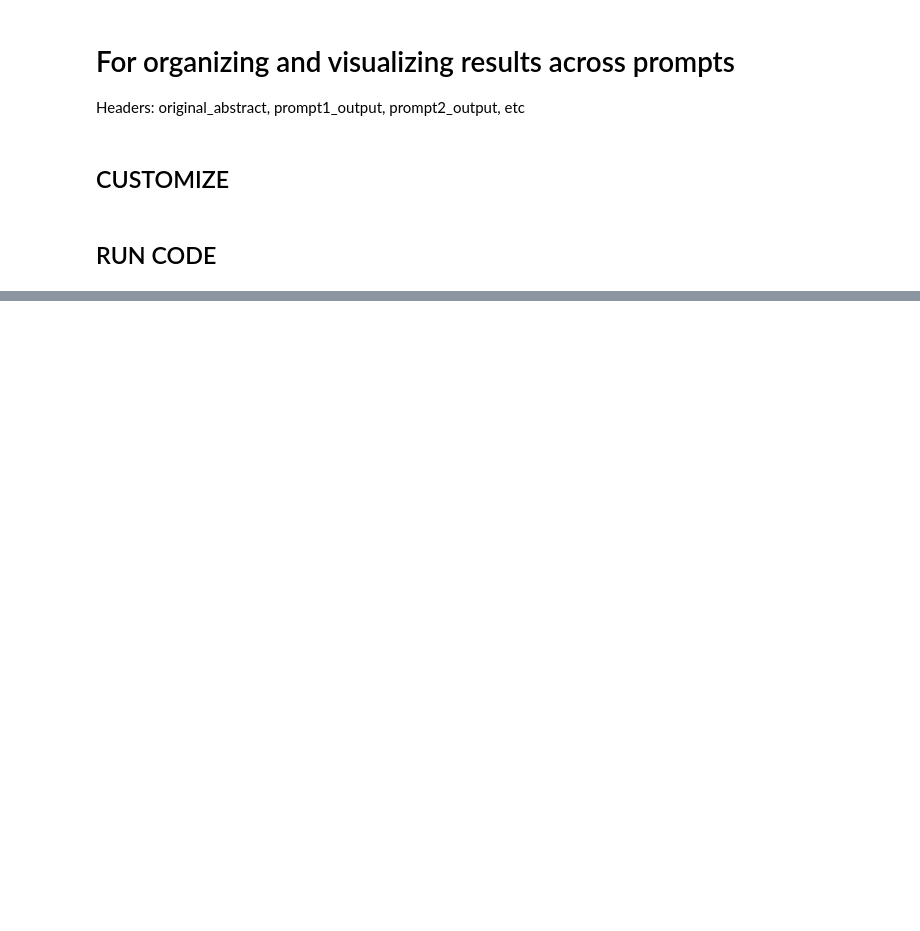
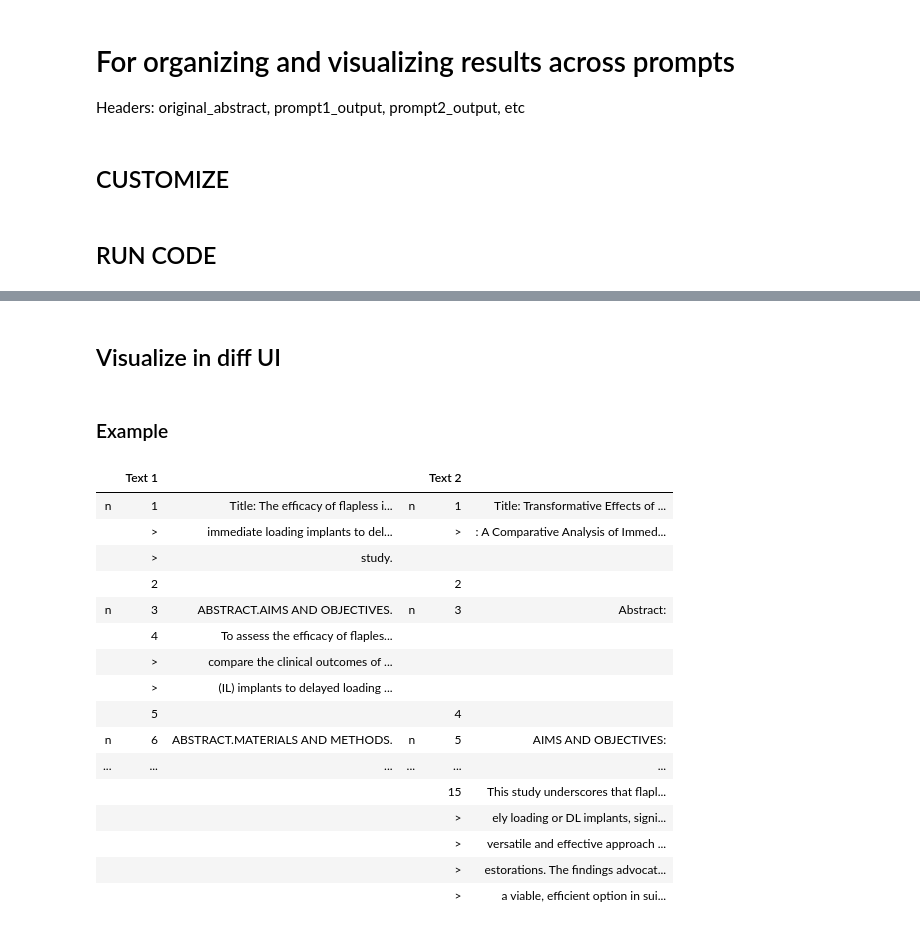
Before and after one commit to hyesunyun/MedLitSpin, a Jupyter notebook: data_generation/visualize_prompt_testing_results_across_prompts.ipynb, the cells around one changed output, grey strips where cells are left out. Saved outputs shown, nothing was run; the diff lists cells and outputs as text; code cells hidden in the pictures; blank space fills up the shorter version.

```diff
--- a/data_generation/visualize_prompt_testing_results_across_prompts.ipynb
+++ b/data_generation/visualize_prompt_testing_results_across_prompts.ipynb
@@ -38,2 +59,69 @@ print(merged_df)
 # %%
 merged_df.to_csv(merged_df_filename, index=False)
+# %% [markdown]
+## Visualize in diff UI
+# %%
+def highlight_differences_with_colors(text1, text2):
+    """
+    Generate an HTML side-by-side comparison with differences highlighted between two texts,
+    using custom CSS for colored highlights.
+    """
+    # Split the texts into lines for comparison
+    text1_lines = text1.splitlines()
+    text2_lines = text2.splitlines()
+
+    # Use difflib to generate an HTML diff
+    differ = difflib.HtmlDiff(wrapcolumn=80)  # Set wrapcolumn to handle long texts
+    diff_table = differ.make_table(text1_lines, text2_lines,
+                                   fromdesc='Text 1', todesc='Text 2', context=True, numlines=5)
+
+    # Add custom CSS for coloring differences
+    custom_css = """
+    <style>
+        table.diff {width: 100%; border-collapse: collapse; font-family: Arial, sans-serif;}
+        .diff_header {background-color: #f2f2f2; font-weight: bold;}
+        .diff_next {background-color: #e0e0e0;}
+        .diff_add {background-color: #d4fcbc; color: #006600;}  /* Green for additions */
+        .diff_chg {background-color: #ffe08c; color: #996b00;}  /* Yellow for changes */
+        .diff_sub {background-color: #ffb6b6; color: #990000;}  /* Red for deletions */
+        .diff_header, .diff_next, .diff_add, .diff_chg, .diff_sub {padding: 5px;}
+        td {vertical-align: top;}
+    </style>
+    """
+
+    # Combine CSS with the diff table
+    styled_html = custom_css + diff_table
+
+    # Display the resulting HTML
+    display(HTML(styled_html))
+# %%
+def show_diff_between_text(df, pmid, column1, column2):
+    """
+    Display the differences between two text columns in a DataFrame for a given row index.
+    """
+    text1 = df.loc[df['pmid'] == pmid, column1].values[0]
+    text2 = df.loc[df['pmid'] == pmid, column2].values[0]
+
+    highlight_differences_with_colors(text1, text2)
+# %% [markdown]
+### Example
+# %%
+show_diff_between_text(merged_df, 21731251, 'original_abstract', 'gpt4o_test_model_output')
+# %% [output]
+|  | Text 1 |  |  | Text 2 |  |
+| n | 1 | Title: The efficacy of flapless i... | n | 1 | Title: Transformative Effects of ... |
+|  | > | immediate loading implants to del... |  | > | : A Comparative Analysis of Immed... |
+|  | > | study. |  |  |  |
+|  | 2 |  |  | 2 |  |
+| n | 3 | ABSTRACT.AIMS AND OBJECTIVES. | n | 3 | Abstract: |
+|  | 4 | To assess the efficacy of flaples... |  |  |  |
+|  | > | compare the clinical outcomes of ... |  |  |  |
+|  | > | (IL) implants to delayed loading ... |  |  |  |
+|  | 5 |  |  | 4 |  |
+| n | 6 | ABSTRACT.MATERIALS AND METHODS. | n | 5 | AIMS AND OBJECTIVES: |
+| ... | ... | ... | ... | ... | ... |
+|  |  |  |  | 15 | This study underscores that flapl... |
+|  |  |  |  | > | ely loading or DL implants, signi... |
+|  |  |  |  | > | versatile and effective approach ... |
+|  |  |  |  | > | estorations. The findings advocat... |
+|  |  |  |  | > | a viable, efficient option in sui... |
```
Also changed, not shown: parts of 5 cells of this notebook, 4 other files.
